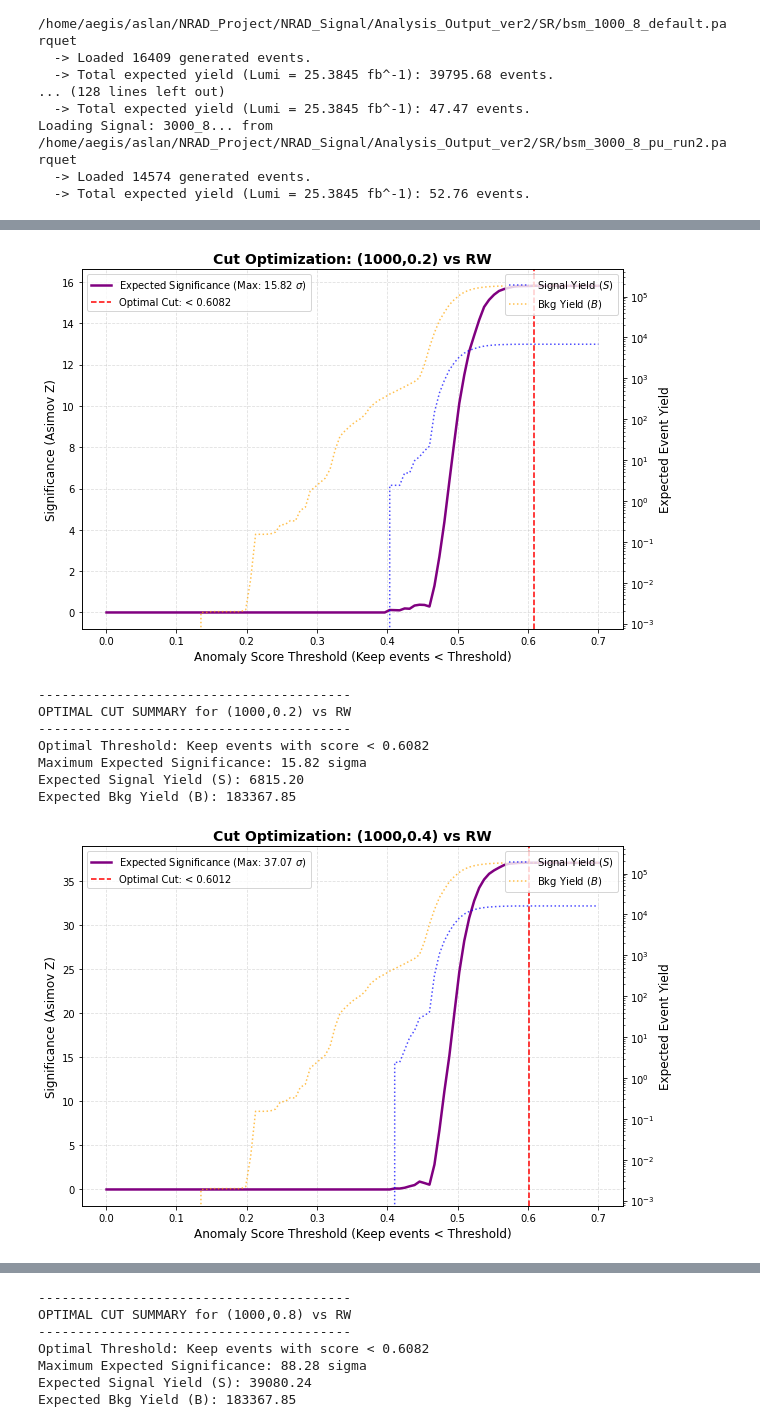
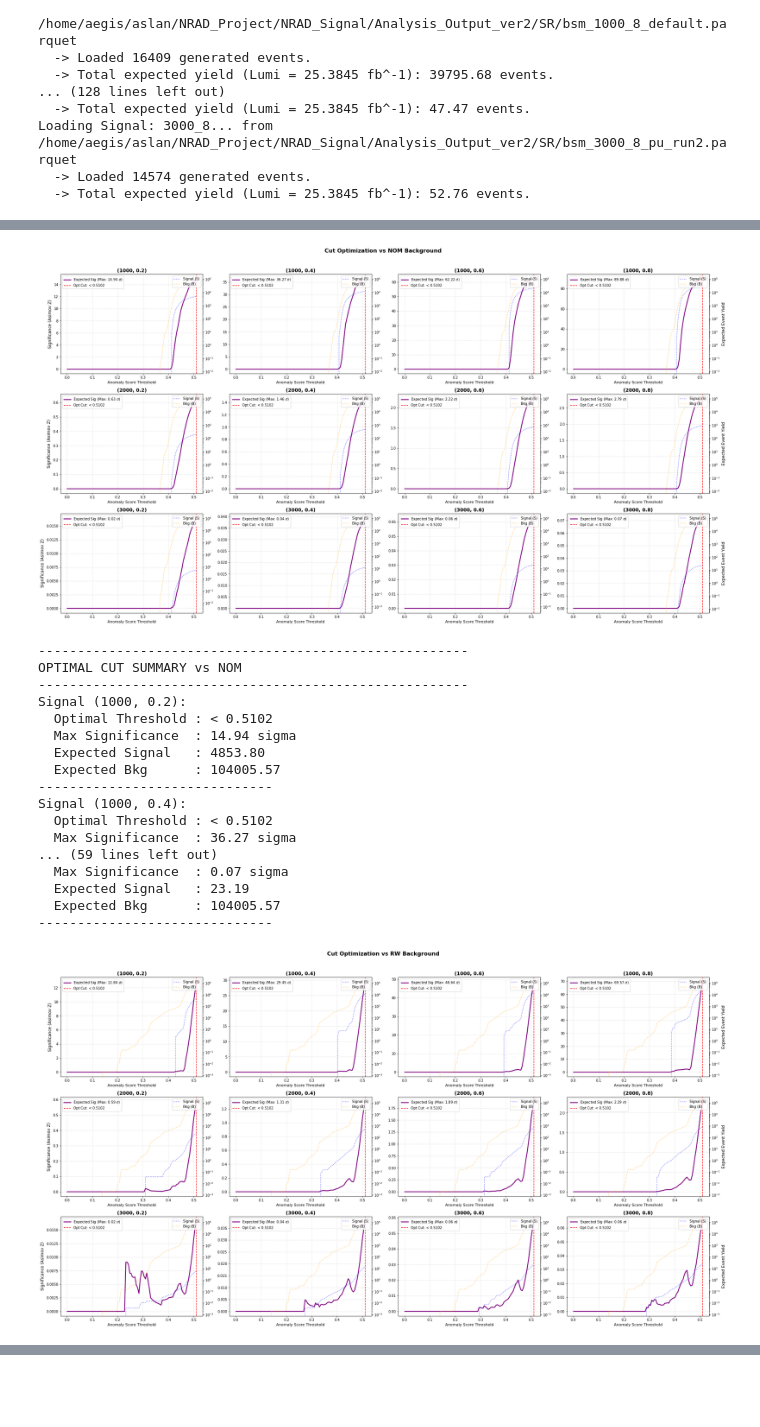
Before and after one commit to sherkaicode/Non-Resonant-AD, a Jupyter notebook: 5_NRAD_Anomaly_ver2.ipynb, the cells around one changed output, grey strips where cells are left out. Saved outputs shown, nothing was run; the diff lists cells and outputs as text; code cells hidden in the pictures; blank space fills up the shorter version.

```diff
--- a/5_NRAD_Anomaly_ver2.ipynb
+++ b/5_NRAD_Anomaly_ver2.ipynb
@@ -8,6 +8,13 @@ import sys
 import numpy as np
 import matplotlib.pyplot as plt
 from scipy.stats import wasserstein_distance
+import math
+import matplotlib.gridspec as gridspec
+import mplhep as hep
+from scipy import stats
+# Apply generic ROOT style for standard HEP formatting without collaboration labels
+hep.style.use(hep.style.ROOT)
+
 
 
 helpers_path = os.path.join('/home/aegis/aslan/NRAD_Project/NRAD_OpenData/model_scripts')
@@ -401,8 +453,8 @@ def plot_sig_kin(df_data, df_bkg, df_sig, bkg_type, sig_mode):
         ax_main.stairs(counts_sig, bins, color="red", linewidth=2, linestyle='-', label='Signal (BSM)')
 
 
-        if var in log_vars:
-            ax_main.set_yscale('log')
+        # if var in log_vars:
+        ax_main.set_yscale('log')
 
         ymin, ymax = ax_main.get_ylim()
         if var in log_vars:
@@ -567,7 +796,6 @@ def plot_sr_closure(df_data, df_bkg, bkg_type, feature, threshold):
 # %%
-for feat in features_vars:
-    plot_sr_closure(df_data, df_mc_rw, bkg_type="RW", feature=feat, threshold=0.5)
-
-for feat in features_vars:
-    plot_sr_closure(df_data, df_mc_gen, bkg_type="GEN", feature=feat, threshold=0.4)
+# for feat in features_vars:
+nom_cut = plot_sr_closure(df_data, df_mc_rw, bkg_type="NOM", features=features_vars)
+rw_cut = plot_sr_closure(df_data, df_mc_rw, bkg_type="RW", features=features_vars)
+gen_cut = plot_sr_closure(df_data, df_mc_gen, bkg_type="GEN", features=features_vars)
 # %% [output]
@@ -667,22 +935,34 @@ def optimize_cut_threshold(df_sig, df_bkg, bkg_type, sig_mode):
 # %%
-detector_type = "run2" # default, pu, run2, pu_run2
-bkg_type = "RW" # NOM, RW, GEN
-df_sig_def = sig_dfs[detector_type]
+opt_cut_results = {}
+# bkg_type = "RW" # NOM, RW, GEN
 
-for sig_mode in SIGNAL_MODES:
+for bkg_type in ["NOM", "RW", "GEN"]:
+    # for sig_mode in SIGNAL_MODES:
     if bkg_type == "GEN":
         df_mc = df_mc_gen
+        max_cut = gen_cut
     else:
         df_mc = df_mc_rw
+        max_cut = rw_cut
 
-    opt_thresh, max_sig = optimize_cut_threshold(df_sig_def[sig_mode], df_mc, bkg_type, sig_mode)
+    opt_cut_results[f"{bkg_type}_{detector_type}"] = optimize_cut_threshold(df_sig_def, df_mc, bkg_type, SIGNAL_MODES, thres_max=max_cut)
 # %% [output]
-[figure, old version]
+[figure, new version]
-----------------------------------------
-OPTIMAL CUT SUMMARY for (1000,0.2) vs RW
-----------------------------------------
-Optimal Threshold: Keep events with score < 0.6082
-Maximum Expected Significance: 15.82 sigma
-Expected Signal Yield (S): 6815.20
-Expected Bkg Yield (B): 183367.85
+-------------------------------------------------------
+OPTIMAL CUT SUMMARY vs NOM
+-------------------------------------------------------
+Signal (1000, 0.2):
+  Optimal Threshold : < 0.5102
+  Max Significance  : 14.94 sigma
+  Expected Signal   : 4853.80
+  Expected Bkg      : 104005.57
+------------------------------
+Signal (1000, 0.4):
+  Optimal Threshold : < 0.5102
+  Max Significance  : 36.27 sigma
+... (59 lines left out)
+  Max Significance  : 0.07 sigma
+  Expected Signal   : 23.19
+  Expected Bkg      : 104005.57
+------------------------------
-[figure, old version]
+[figure, new version]
@@ -705,7 +1003,0 @@ Expected Bkg Yield (B): 183421.75
-----------------------------------------
-OPTIMAL CUT SUMMARY for (1000,0.8) vs RW
-----------------------------------------
-Optimal Threshold: Keep events with score < 0.6082
-Maximum Expected Significance: 88.28 sigma
-Expected Signal Yield (S): 39080.24
-Expected Bkg Yield (B): 183367.85
```
Also changed, not shown: parts of 16 cells of this notebook, 1 other file.
